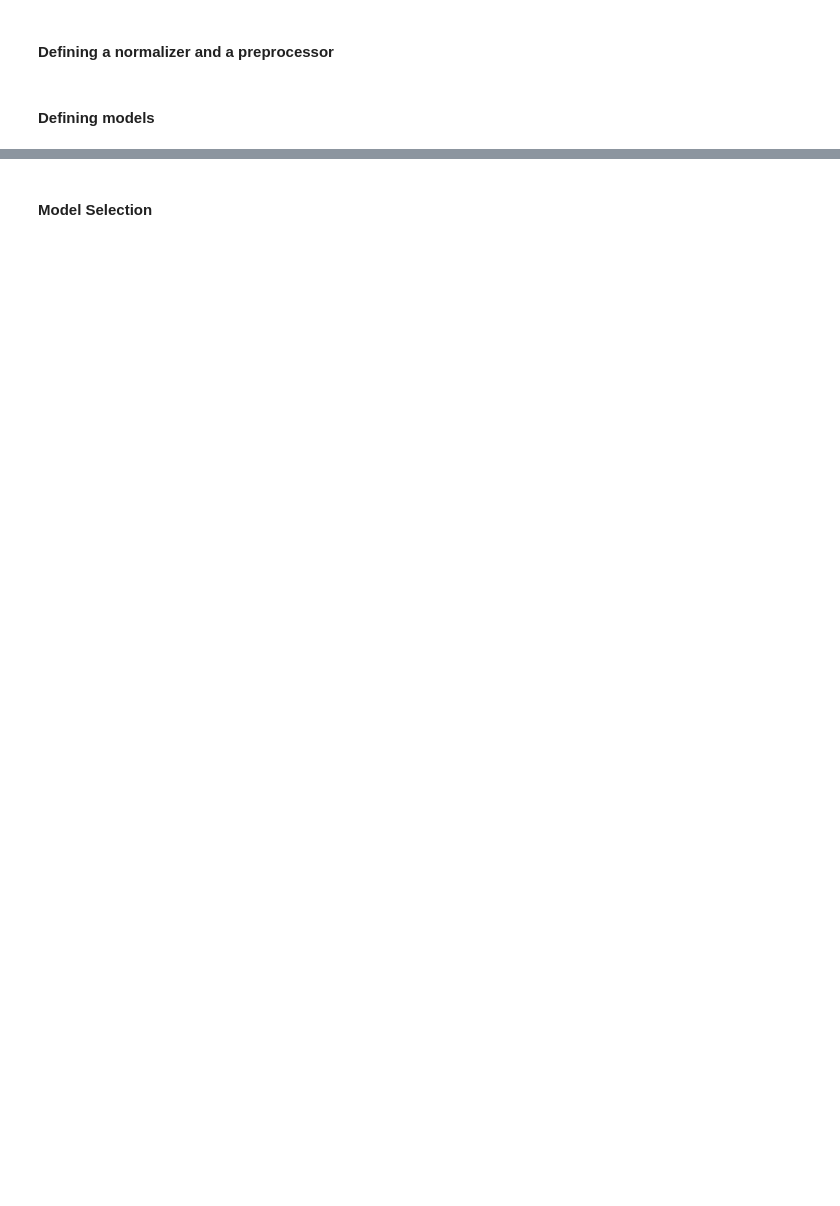
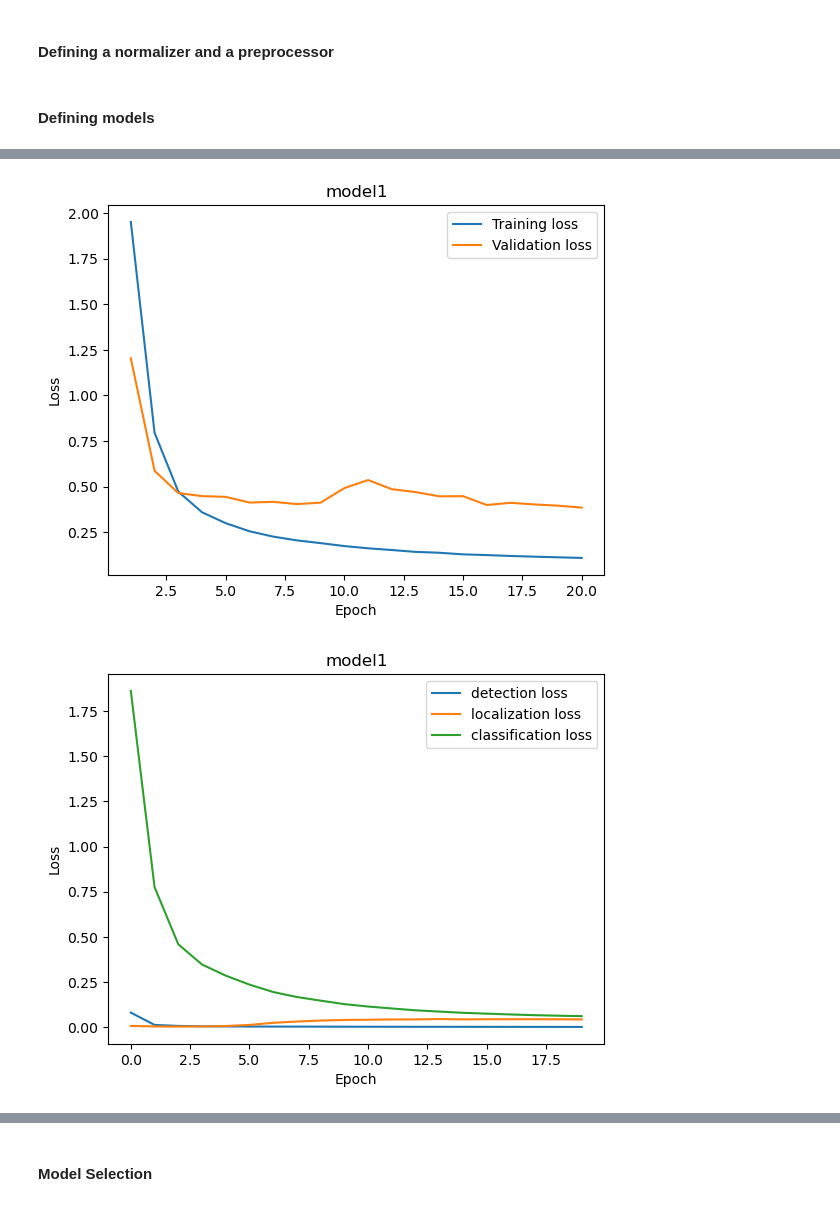
Before and after one commit to auroraingebrigtsen/Project2_265, a Jupyter notebook: project2.ipynb, the cells around one changed output, grey strips where cells are left out. Saved outputs shown, nothing was run; the diff lists cells and outputs as text; code cells hidden in the pictures; blank space fills up the shorter version.

```diff
--- a/project2.ipynb
+++ b/project2.ipynb
@@ -56,7 +88,7 @@ loc_train_norm, loc_val_norm, loc_test_norm = normalizer(loc_train, loc_val, loc
 # %% [markdown]
 #### Defining models
 # %%
-n_epochs = 1
+n_epochs = 20
 batch_size = 64
 lr = 0.01
 momentum = 0.9
@@ -85,5 +117,6 @@ loss_train1, loss_val1, train_perform1, val_perform1, losses_separated1 = train(
     performance_calculator=localization_performance
 )
 
-plot_loss(loss_train1, loss_val1, model_name, save_model=False)
-plot_lists(losses_separated1, ['detection loss', 'localization loss', 'classification loss'], model_name, save_model=False)
+plot_loss(loss_train1, loss_val1, model_name, save_model=True)
+plot_lists(losses_separated1, ['detection loss', 'localization loss', 'classification loss'], model_name, save_model=True)
+# %% [output]
@@ -90,3 +140,5 @@ plot_lists(losses_separated1, ['detection loss', 'localization loss', 'classific
+[figure, added]
+[figure, added]
 # %%
 model_name = 'model2'
 
```
Also changed, not shown: parts of 22 cells of this notebook, 12 other files.
